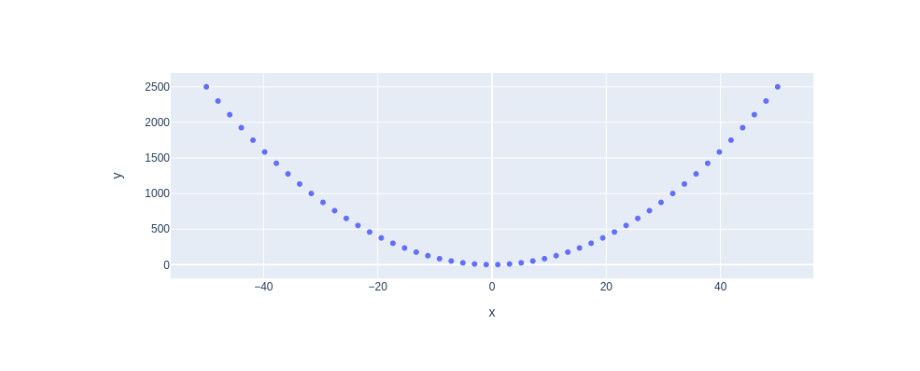
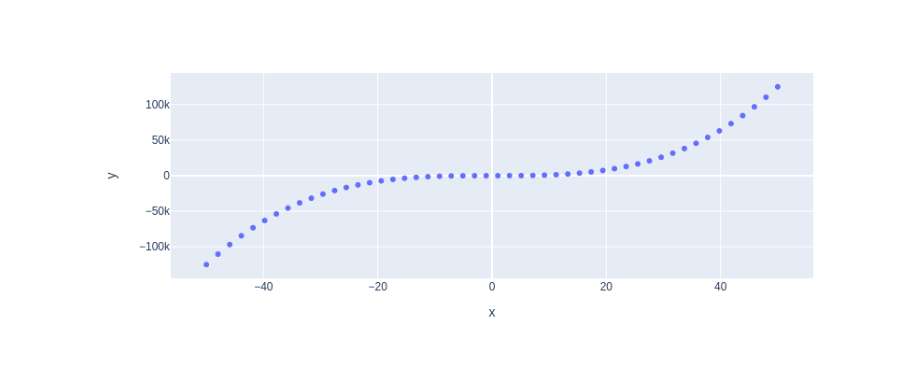
Before and after one commit to imsaurabhkhare/my-notebooks-repo, a Jupyter notebook: experiment2.ipynb, the cells around one changed output. Saved outputs shown, nothing was run; the diff lists cells and outputs as text; code cells hidden in the pictures.

```diff
--- a/experiment2.ipynb
+++ b/experiment2.ipynb
@@ -13,7 +13,7 @@ x = np.linspace(start=-50, stop=50)
 
 # y-axis data points
 
-y = x ** 2
+y = x ** 3
 
 
 
@@ -29 +28 @@ fig.show()
-[figure, old version]
+[figure, new version]
```
Also changed, not shown: parts of 1 cell of this notebook.
